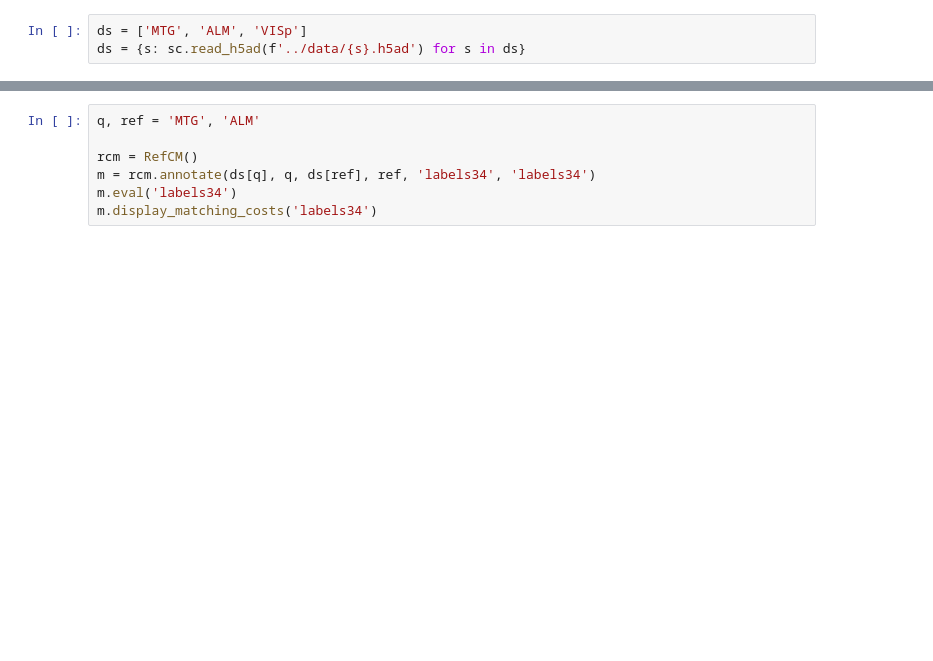
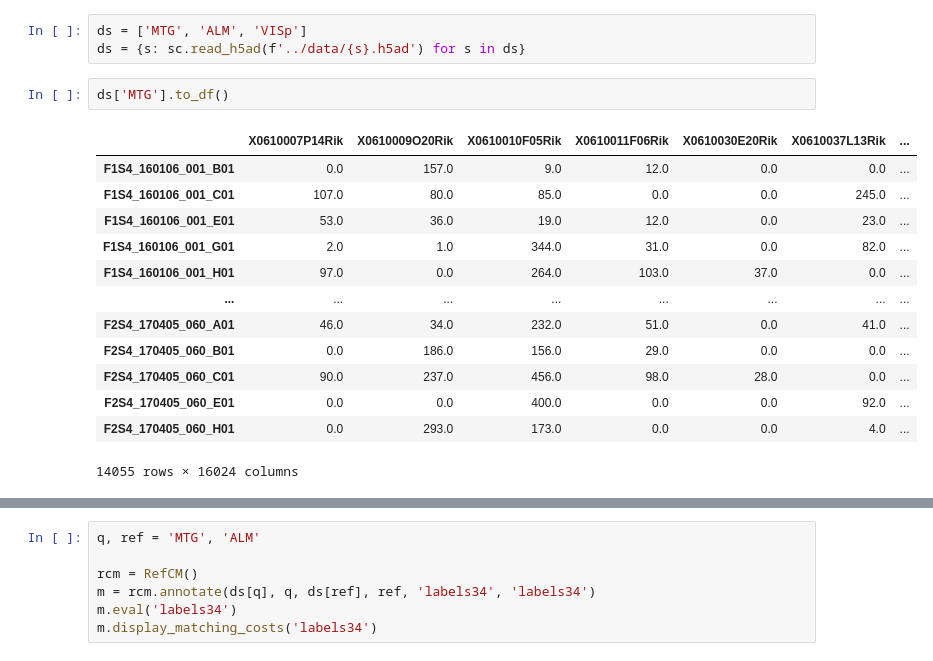
Before and after one commit to vgalanti/RefCM, a Jupyter notebook: experiments/brain.ipynb, the cells around one changed output, grey strips where cells are left out. Drawn from its saved outputs; the diff is of its cells as text; blank space fills up the shorter version.

```diff
--- a/experiments/brain.ipynb
+++ b/experiments/brain.ipynb
@@ -14,3 +14,19 @@ config.start_logging(logging.INFO)
 # %%
 ds = ['MTG', 'ALM', 'VISp']
 ds = {s: sc.read_h5ad(f'../data/{s}.h5ad') for s in ds}
+# %%
+ds['MTG'].to_df()
+# %% [output]
+|  | X0610007P14Rik | X0610009O20Rik | X0610010F05Rik | X0610011F06Rik | X0610030E20Rik | X0610037L13Rik | ... |
+| F1S4_160106_001_B01 | 0.0 | 157.0 | 9.0 | 12.0 | 0.0 | 0.0 | ... |
+| F1S4_160106_001_C01 | 107.0 | 80.0 | 85.0 | 0.0 | 0.0 | 245.0 | ... |
+| F1S4_160106_001_E01 | 53.0 | 36.0 | 19.0 | 12.0 | 0.0 | 23.0 | ... |
+| F1S4_160106_001_G01 | 2.0 | 1.0 | 344.0 | 31.0 | 0.0 | 82.0 | ... |
+| F1S4_160106_001_H01 | 97.0 | 0.0 | 264.0 | 103.0 | 37.0 | 0.0 | ... |
+| ... | ... | ... | ... | ... | ... | ... | ... |
+| F2S4_170405_060_A01 | 46.0 | 34.0 | 232.0 | 51.0 | 0.0 | 41.0 | ... |
+| F2S4_170405_060_B01 | 0.0 | 186.0 | 156.0 | 29.0 | 0.0 | 0.0 | ... |
+| F2S4_170405_060_C01 | 90.0 | 237.0 | 456.0 | 98.0 | 28.0 | 0.0 | ... |
+| F2S4_170405_060_E01 | 0.0 | 0.0 | 400.0 | 0.0 | 0.0 | 92.0 | ... |
+| F2S4_170405_060_H01 | 0.0 | 293.0 | 173.0 | 0.0 | 0.0 | 4.0 | ... |
+14055 rows × 16024 columns
```
Also changed, not shown: parts of 1 cell of this notebook, 3 other files.
